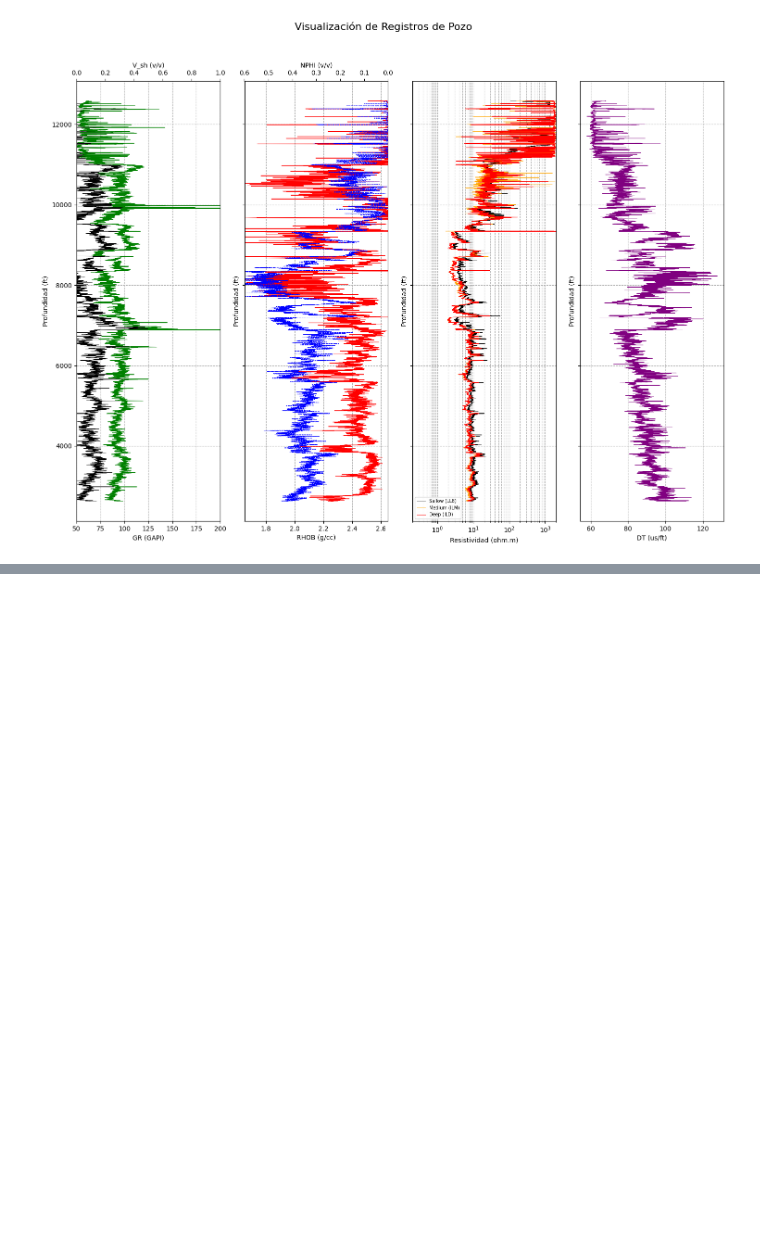
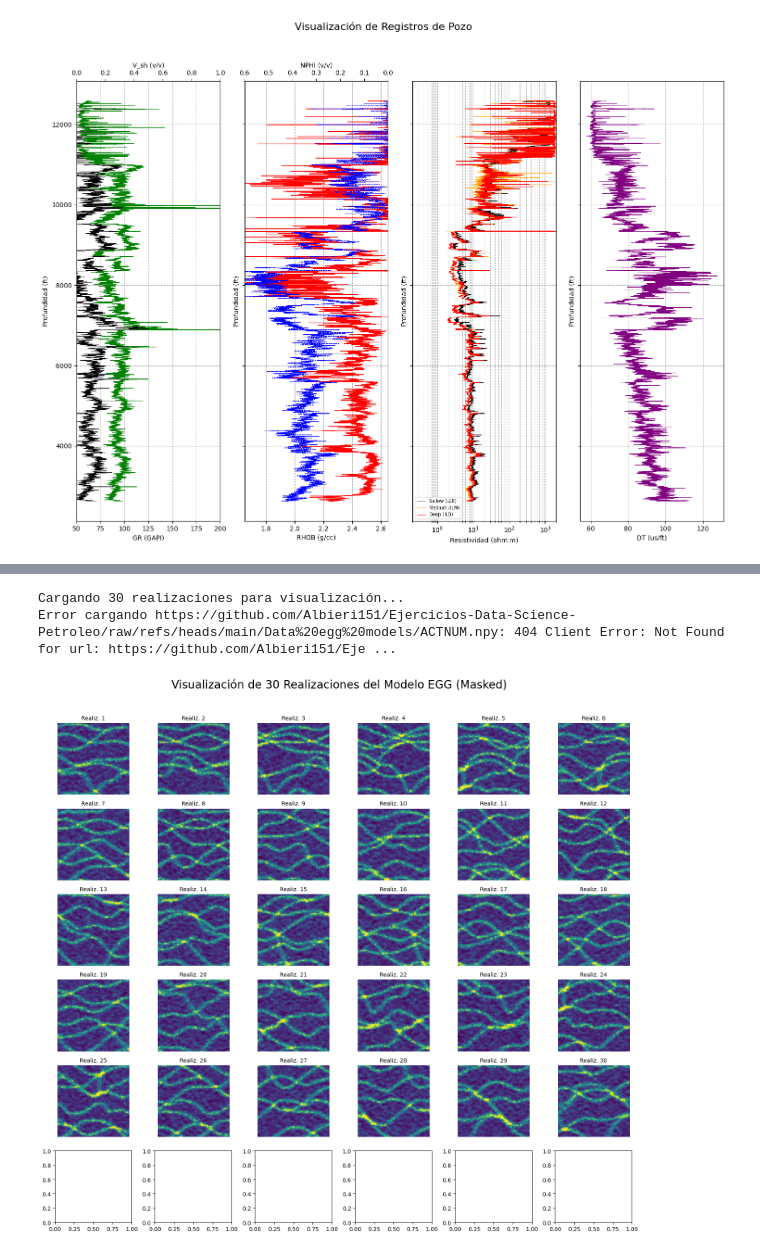
Before and after one commit to Albieri151/Ejercicios-Data-Science-Petroleo, a Jupyter notebook: Alana_Albieri_week1.ipynb, the cells around one changed output, grey strips where cells are left out. Cells and saved outputs as stored; diff of their text form; code cells hidden in the pictures; blank space fills up the shorter version.

```diff
--- a/Alana_Albieri_week1.ipynb
+++ b/Alana_Albieri_week1.ipynb
@@ -265,0 +318,69 @@ KeyError: 'Vsh'
+# %%
+import numpy as np
+import matplotlib.pyplot as plt
+import requests
+from io import BytesIO
+
+def load_npy_from_url(url):
+    """Carga un archivo .npy directamente desde una URL."""
+    try:
+        response = requests.get(url)
+        response.raise_for_status()
+        return np.load(BytesIO(response.content))
+    except Exception as e:
+        print(f"Error cargando {url}: {e}")
+        return None
+
+# 1. Configuración de parámetros
+# Corrected base_url to point to the directory, not a specific file
+base_url = "https://github.com/Albieri151/Ejercicios-Data-Science-Petroleo/raw/refs/heads/main/Data%20egg%20models/"
+n_side = 6  # Para un subplot de 6x5
+num_to_viz = n_side * 5  # 30 realizaciones
+
+print(f"Cargando {num_to_viz} realizaciones para visualización...")
+
+# 2. Carga de la máscara y dimensiones iniciales
+# Corrected mask_url to point to ACTNUM.npy
+mask_url = f"{base_url}ACTNUM.npy"
+mask = load_npy_from_url(mask_url)
+
+if mask is None:
+    ref_perm = load_npy_from_url(f"{base_url}PERM1.npy")
+    if ref_perm is not None:
+        mask = np.where(ref_perm > 0, 1, 0)
+    else:
+        print("PERM1.npy tampoco pudo ser cargado para generar la máscara. Usando máscara de unos por defecto.")
+        mask = np.ones((60, 60), dtype=int) # Fallback to a dummy mask if PERM1 also fails
+
+# 3. Bucle para cargar y visualizar en un subplot cuadrado
+fig, axes = plt.subplots(n_side, n_side, figsize=(15, 15))
+axes = axes.flatten() # Aplanamos para iterar fácilmente
+
+for i in range(num_to_viz):
+    realization_idx = i + 1
+    url = f"{base_url}PERM{realization_idx}.npy"
+    data = load_npy_from_url(url)
+
+    if data is not None:
+        # Aplicamos la máscara: ocultar donde mask == 0
+        masked_data = np.ma.masked_where(mask == 0, data)
+
+        # Graficamos en el eje correspondiente
+        im = axes[i].imshow(masked_data, cmap='viridis')
+        axes[i].set_title(f"Realiz. {realization_idx}", fontsize=10)
+    else:
+        # Display a placeholder if data could not be loaded
+        axes[i].text(0.5, 0.5, f'Realiz. {realization_idx}\nNo disponible', horizontalalignment='center', verticalalignment='center', transform=axes[i].transAxes, fontsize=10, color='red')
+        axes[i].set_title(f"Realiz. {realization_idx} (Error)", fontsize=10)
+
+    # Estética: quitar ejes para limpiar la visualización
+    axes[i].axis('off')
+
+# Título principal y ajuste
+plt.suptitle(f"Visualización de {num_to_viz} Realizaciones del Modelo EGG (Masked)", fontsize=20, y=0.95)
+plt.tight_layout(rect=[0, 0.03, 1, 0.93])
+plt.show()
+# %% [output]
+Cargando 30 realizaciones para visualización...
+Error cargando https://github.com/Albieri151/Ejercicios-Data-Science-Petroleo/raw/refs/heads/main/Data%20egg%20models/ACTNUM.npy: 404 Client Error: Not Found for url: https://github.com/Albieri151/Eje ...
+[figure, added]
```
Also changed, not shown: parts of 10 cells of this notebook.
